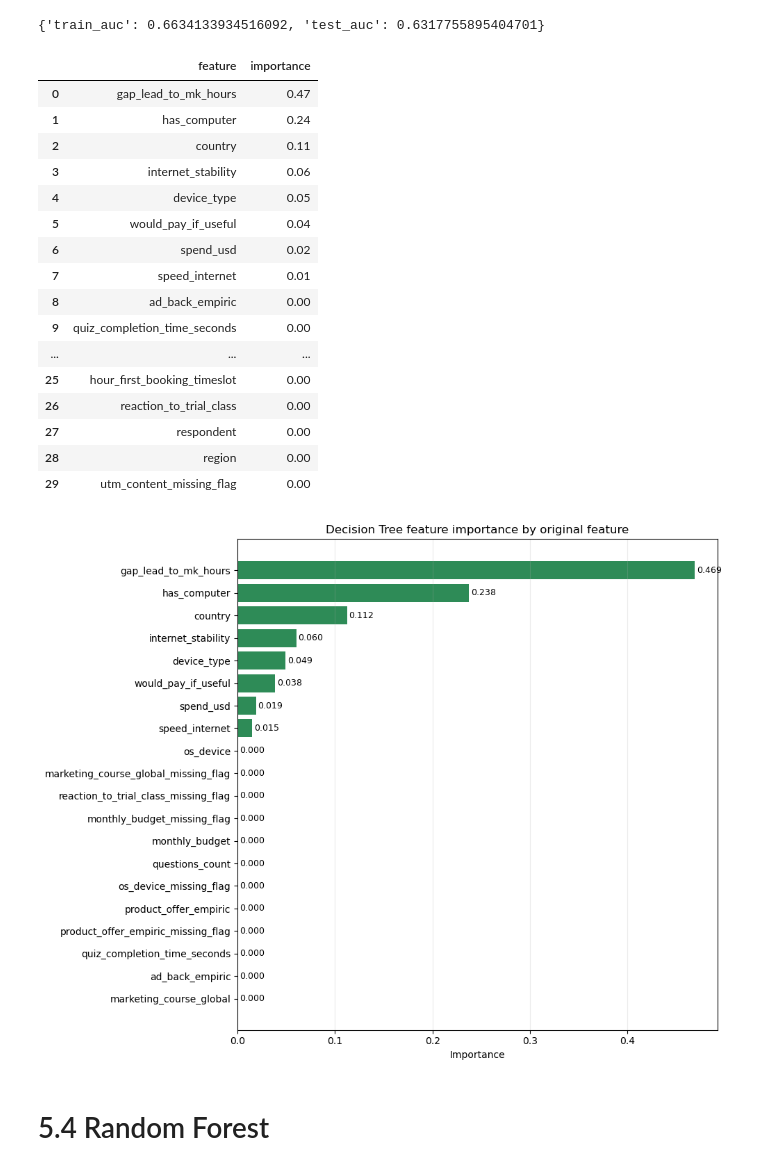
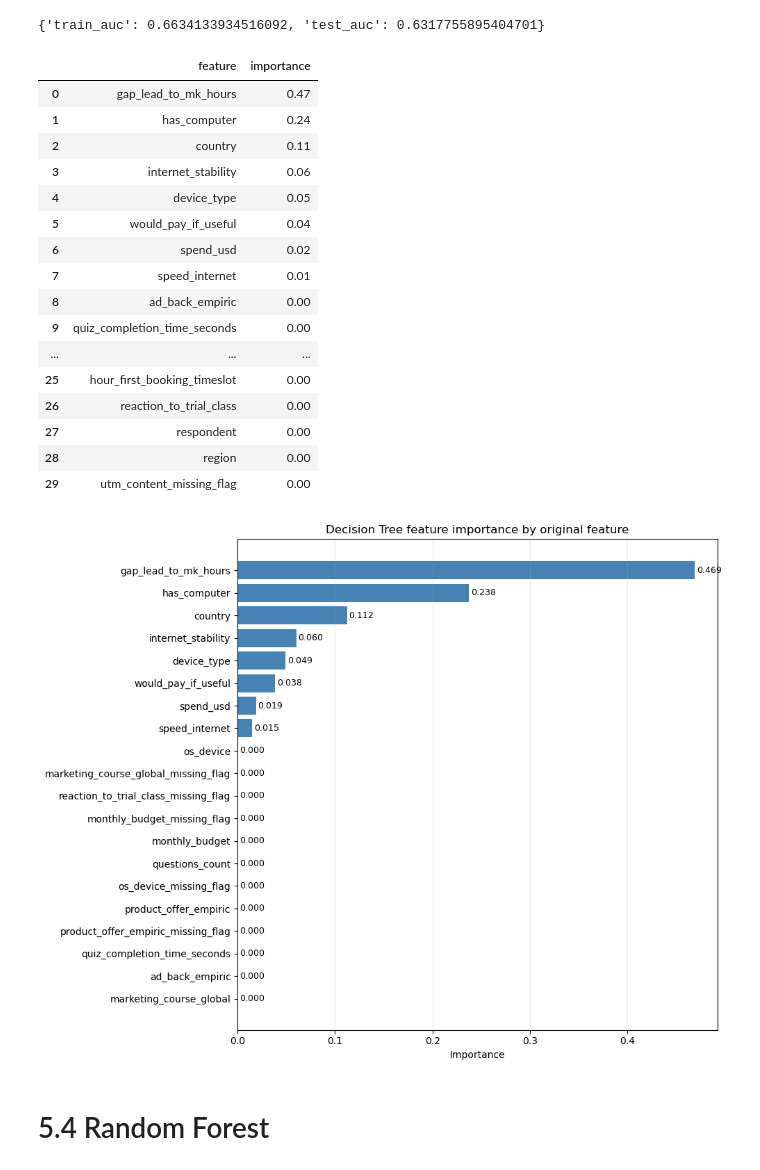
Before and after one commit to AlinaYakubova/Thesis_DTM_Trial_Class_Prediction, a Jupyter notebook: Main_script_diploma.ipynb, the cells around one changed output. Saved outputs shown, nothing was run; the diff lists cells and outputs as text; code cells hidden in the pictures.

```diff
--- a/Main_script_diploma.ipynb
+++ b/Main_script_diploma.ipynb
@@ -218,7 +218,8 @@ plt.figure(figsize=(6, 4))
 
 ax = sns.barplot(
     x=target_counts.index.astype(str),
-    y=target_counts.values
+    y=target_counts.values,
+    color="steelblue",
 )
 
 max_count = target_counts.max()
@@ -1537,7 +1538,7 @@ fig, ax = plt.subplots(figsize=(10, 8))
 ax.barh(
     top_dt_features["feature"],
     top_dt_features["importance"],
-    color="seagreen",
+    color="steelblue",
 )
 ax.set_title("Decision Tree feature importance by original feature")
 ax.set_xlabel("Importance")
@@ -1549,34 +1550,34 @@ for patch in ax.patches:
     width = patch.get_width()
     ax.text(
         width + 0.002,
         patch.get_y() + patch.get_height() / 2,
         f"{width:.3f}",
         va="center",
         ha="left",
         fontsize=9,
     )
 
 plt.tight_layout()
 plt.show()
 # %% [output]
 |  | feature | importance |
 | 0 | gap_lead_to_mk_hours | 0.47 |
 | 1 | has_computer | 0.24 |
 | 2 | country | 0.11 |
 | 3 | internet_stability | 0.06 |
 | 4 | device_type | 0.05 |
 | 5 | would_pay_if_useful | 0.04 |
 | 6 | spend_usd | 0.02 |
 | 7 | speed_internet | 0.01 |
 | 8 | ad_back_empiric | 0.00 |
 | 9 | quiz_completion_time_seconds | 0.00 |
 | ... | ... | ... |
 | 25 | hour_first_booking_timeslot | 0.00 |
 | 26 | reaction_to_trial_class | 0.00 |
 | 27 | respondent | 0.00 |
 | 28 | region | 0.00 |
 | 29 | utm_content_missing_flag | 0.00 |
-[figure, old version]
+[figure, new version]
 # %% [markdown]
 # 5.4 Random Forest
 # %%
```
Also changed, not shown: parts of 17 cells of this notebook.
